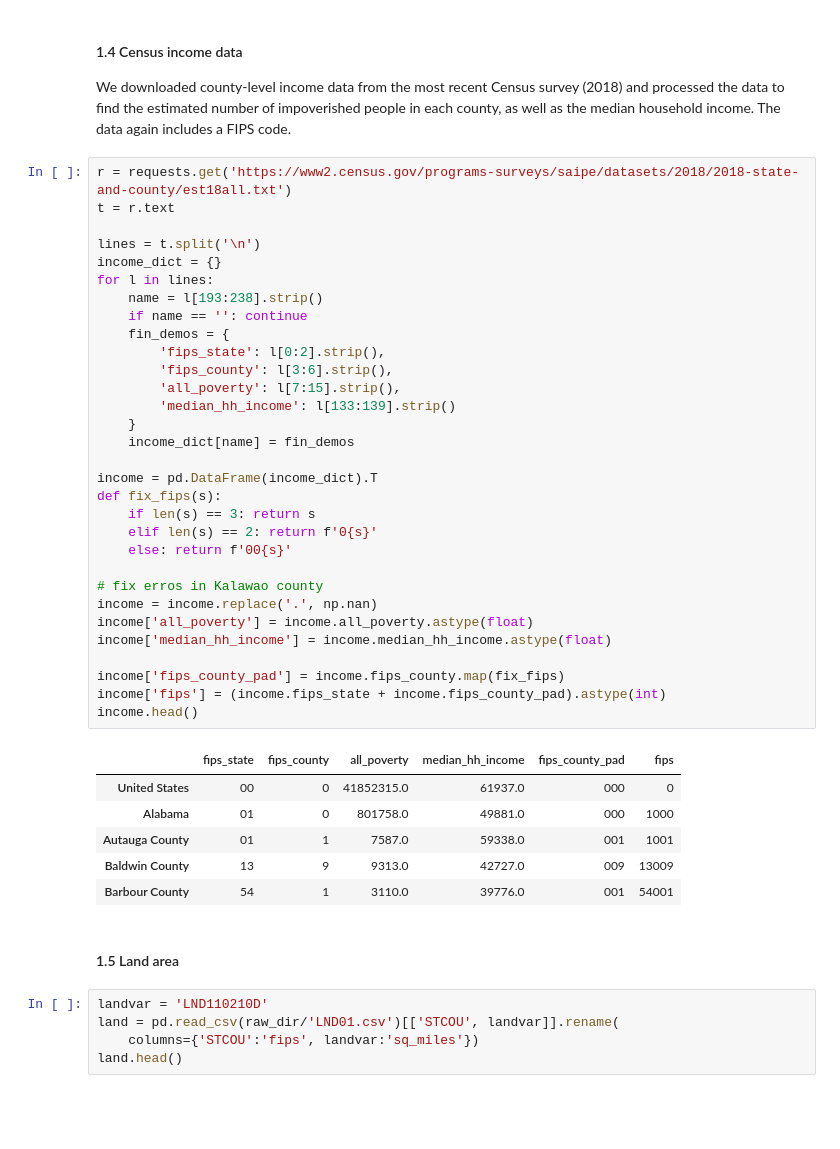
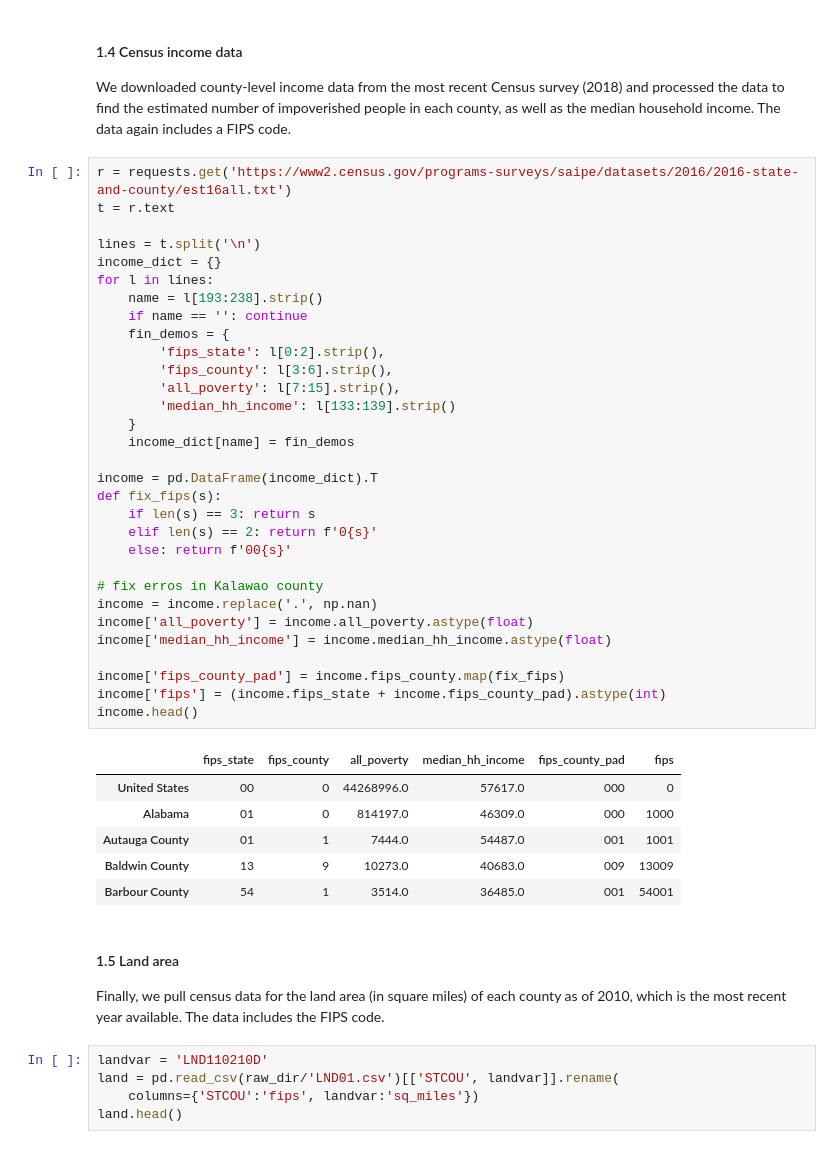
Before and after one commit to MichaelYinGH/ac209project, a Jupyter notebook: notebooks/demographic_data.ipynb, the cells around one changed output. Cells and saved outputs as stored; diff of their text form; blank space fills up the shorter version.

Commit message:
update notebook, add processed data

```diff
--- a/notebooks/demographic_data.ipynb
+++ b/notebooks/demographic_data.ipynb
@@ -74,45 +77,47 @@ health.head()
 
 We downloaded county-level income data from the most recent Census survey (2018) and processed the data to find the estimated number of impoverished people in each county, as well as the median household income. The data again includes a FIPS code.
 # %%
-r = requests.get('https://www2.census.gov/programs-surveys/saipe/datasets/2018/2018-state-and-county/est18all.txt')
+r = requests.get('https://www2.census.gov/programs-surveys/saipe/datasets/2016/2016-state-and-county/est16all.txt')
 t = r.text
 
 lines = t.split('\n')
 income_dict = {}
 for l in lines:
     name = l[193:238].strip()
     if name == '': continue
     fin_demos = {
         'fips_state': l[0:2].strip(),
         'fips_county': l[3:6].strip(),
         'all_poverty': l[7:15].strip(),
         'median_hh_income': l[133:139].strip()
     }
     income_dict[name] = fin_demos
 
 income = pd.DataFrame(income_dict).T
 def fix_fips(s):
     if len(s) == 3: return s
     elif len(s) == 2: return f'0{s}'
     else: return f'00{s}'
 
 # fix erros in Kalawao county
 income = income.replace('.', np.nan)
 income['all_poverty'] = income.all_poverty.astype(float)
 income['median_hh_income'] = income.median_hh_income.astype(float)
 
 income['fips_county_pad'] = income.fips_county.map(fix_fips)
 income['fips'] = (income.fips_state + income.fips_county_pad).astype(int)
 income.head()
 # %% [output]
 |  | fips_state | fips_county | all_poverty | median_hh_income | fips_county_pad | fips |
-| United States | 00 | 0 | 41852315.0 | 61937.0 | 000 | 0 |
-| Alabama | 01 | 0 | 801758.0 | 49881.0 | 000 | 1000 |
-| Autauga County | 01 | 1 | 7587.0 | 59338.0 | 001 | 1001 |
-| Baldwin County | 13 | 9 | 9313.0 | 42727.0 | 009 | 13009 |
-| Barbour County | 54 | 1 | 3110.0 | 39776.0 | 001 | 54001 |
+| United States | 00 | 0 | 44268996.0 | 57617.0 | 000 | 0 |
+| Alabama | 01 | 0 | 814197.0 | 46309.0 | 000 | 1000 |
+| Autauga County | 01 | 1 | 7444.0 | 54487.0 | 001 | 1001 |
+| Baldwin County | 13 | 9 | 10273.0 | 40683.0 | 009 | 13009 |
+| Barbour County | 54 | 1 | 3514.0 | 36485.0 | 001 | 54001 |
-# %% [markdown]
-#### 1.5 Land area
+# %% [markdown]
+#### 1.5 Land area
+
+Finally, we pull census data for the land area (in square miles) of each county as of 2010, which is the most recent year available. The data includes the FIPS code.
 # %%
 landvar = 'LND110210D'
 land = pd.read_csv(raw_dir/'LND01.csv')[['STCOU', landvar]].rename(
```
Also changed, not shown: parts of 17 cells of this notebook, 1 other file.
